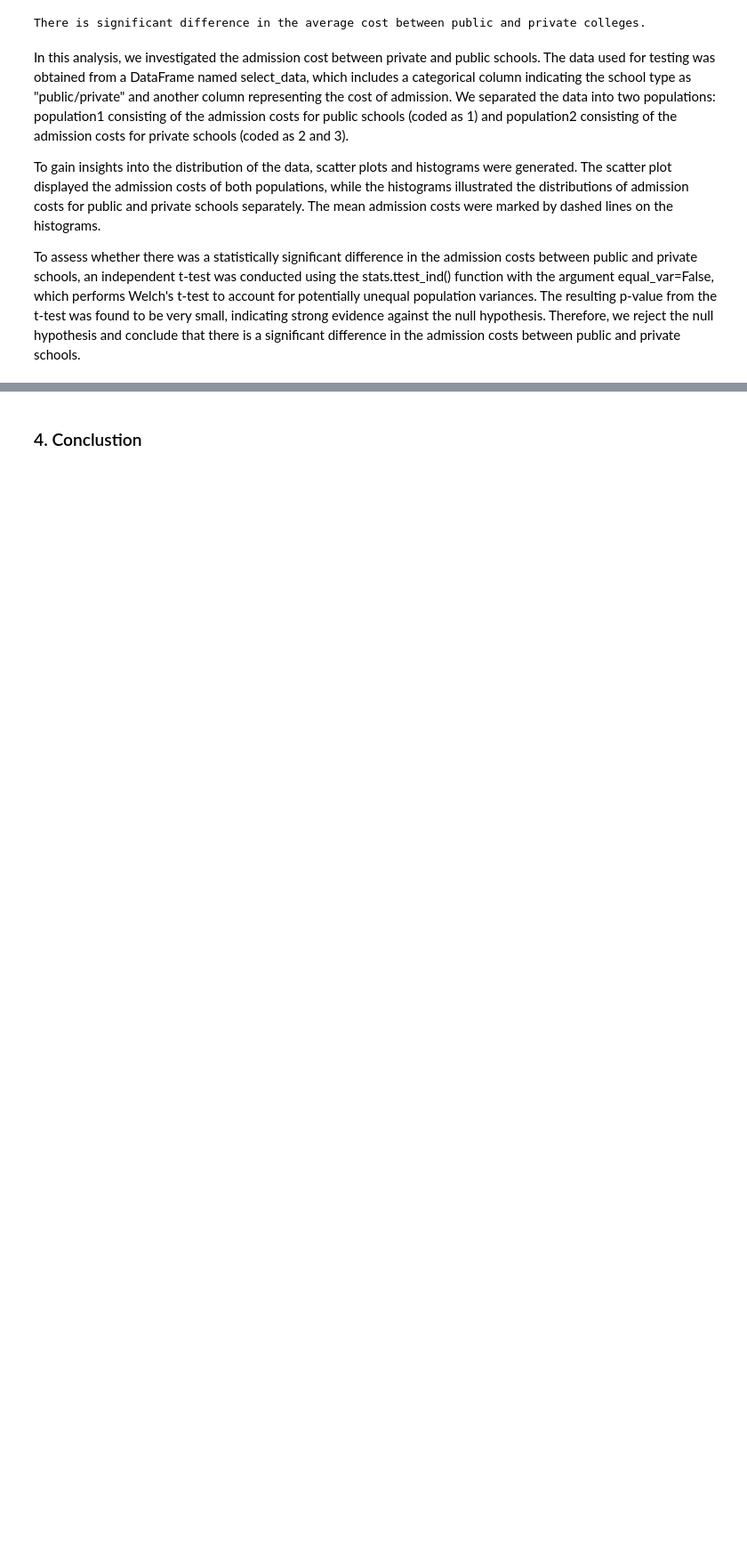
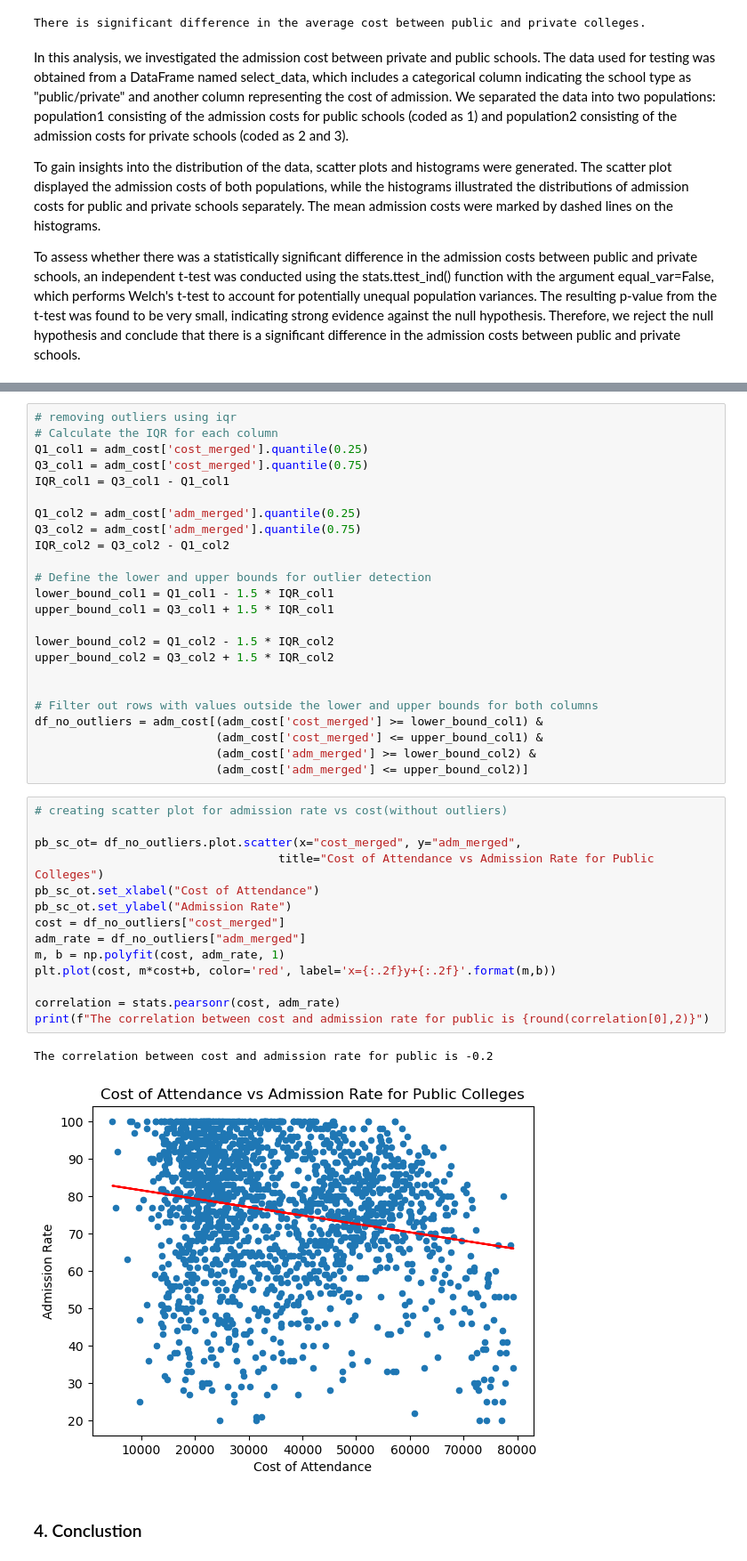
Before and after one commit to Wook22/Education_Institution_Data_Analysis, a Jupyter notebook: Education_Institution_Analysis.ipynb, the cells around one changed output, grey strips where cells are left out. Shown at 89% size. Cells and saved outputs as stored; diff of their text form; blank space fills up the shorter version.

```diff
--- a/Education_Institution_Analysis.ipynb
+++ b/Education_Institution_Analysis.ipynb
@@ -960,3 +1009,44 @@ To assess whether there was a statistically significant difference in the admiss
+# %%
+# removing outliers using iqr
+# Calculate the IQR for each column
+Q1_col1 = adm_cost['cost_merged'].quantile(0.25)
+Q3_col1 = adm_cost['cost_merged'].quantile(0.75)
+IQR_col1 = Q3_col1 - Q1_col1
+
+Q1_col2 = adm_cost['adm_merged'].quantile(0.25)
+Q3_col2 = adm_cost['adm_merged'].quantile(0.75)
+IQR_col2 = Q3_col2 - Q1_col2
+
+# Define the lower and upper bounds for outlier detection
+lower_bound_col1 = Q1_col1 - 1.5 * IQR_col1
+upper_bound_col1 = Q3_col1 + 1.5 * IQR_col1
+
+lower_bound_col2 = Q1_col2 - 1.5 * IQR_col2
+upper_bound_col2 = Q3_col2 + 1.5 * IQR_col2
+
+
+# Filter out rows with values outside the lower and upper bounds for both columns
+df_no_outliers = adm_cost[(adm_cost['cost_merged'] >= lower_bound_col1) &
+                          (adm_cost['cost_merged'] <= upper_bound_col1) &
+                          (adm_cost['adm_merged'] >= lower_bound_col2) &
+                          (adm_cost['adm_merged'] <= upper_bound_col2)]
+# %%
+# creating scatter plot for admission rate vs cost(without outliers)
+
+pb_sc_ot= df_no_outliers.plot.scatter(x="cost_merged", y="adm_merged",
+                                   title="Cost of Attendance vs Admission Rate for Public Colleges")
+pb_sc_ot.set_xlabel("Cost of Attendance")
+pb_sc_ot.set_ylabel("Admission Rate")
+cost = df_no_outliers["cost_merged"]
+adm_rate = df_no_outliers["adm_merged"]
+m, b = np.polyfit(cost, adm_rate, 1)
+plt.plot(cost, m*cost+b, color='red', label='x={:.2f}y+{:.2f}'.format(m,b))
+
+correlation = stats.pearsonr(cost, adm_rate)
+print(f"The correlation between cost and admission rate for public is {round(correlation[0],2)}")
+# %% [output]
+The correlation between cost and admission rate for public is -0.2
+[figure, added]
 # %% [markdown]
 ### 4. Conclustion
 # %% [markdown]
```
Also changed, not shown: parts of 6 cells of this notebook.
